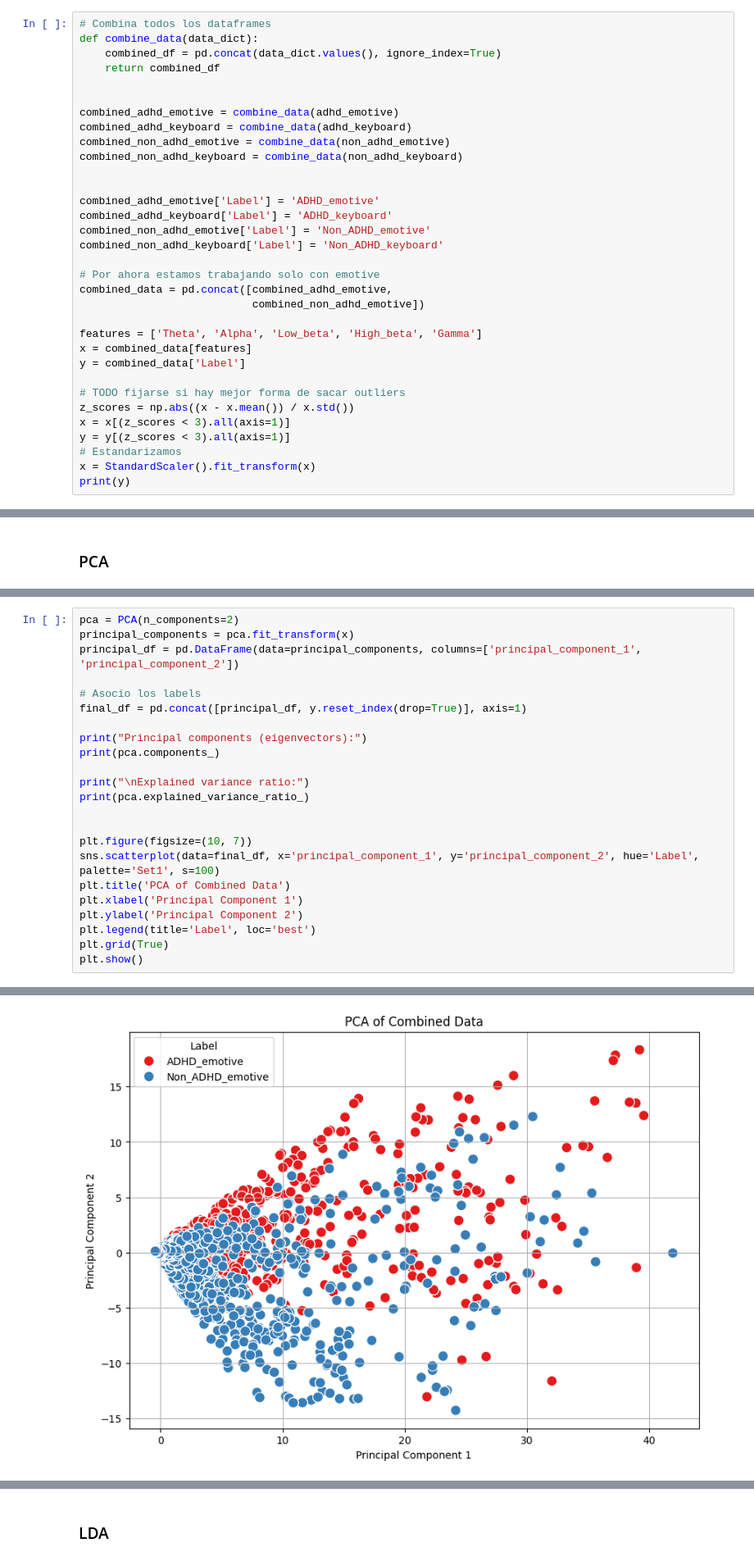
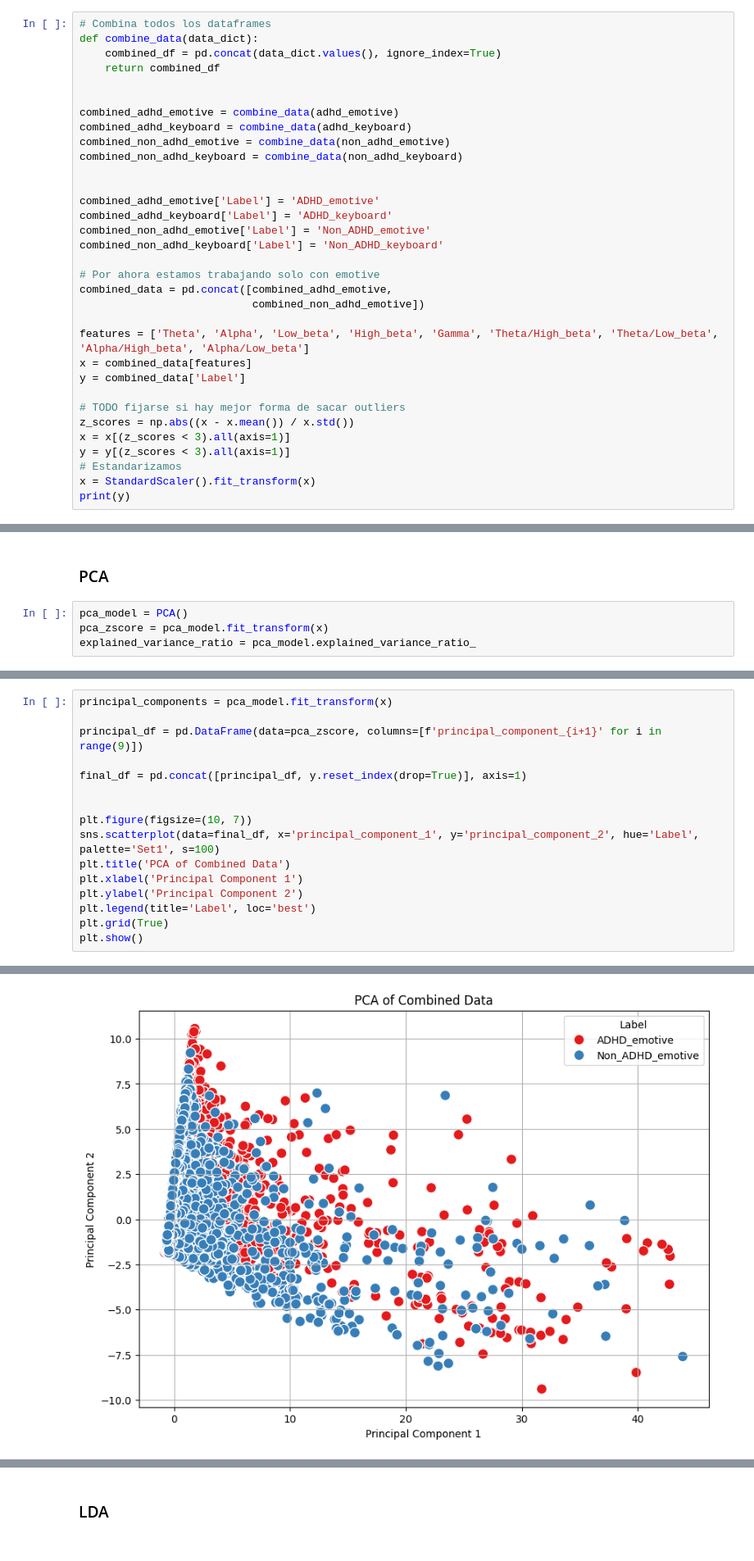
Before and after one commit to franitaa/ADHD-EEG-Game, a Jupyter notebook: ADHD_EEG_Game.ipynb, the cells around one changed output, grey strips where cells are left out. Shown at 82% size. Saved outputs shown, nothing was run; the diff lists cells and outputs as text.

```diff
--- a/ADHD_EEG_Game.ipynb
+++ b/ADHD_EEG_Game.ipynb
@@ -156,7 +161,7 @@ combined_non_adhd_keyboard['Label'] = 'Non_ADHD_keyboard'
 combined_data = pd.concat([combined_adhd_emotive,
                            combined_non_adhd_emotive])
 
-features = ['Theta', 'Alpha', 'Low_beta', 'High_beta', 'Gamma']
+features = ['Theta', 'Alpha', 'Low_beta', 'High_beta', 'Gamma', 'Theta/High_beta', 'Theta/Low_beta', 'Alpha/High_beta', 'Alpha/Low_beta']
 x = combined_data[features]
 y = combined_data['Label']
 
@@ -307,2 +312,6 @@ Debido a que las señales ya han sido divididas en sus respectivas bandas de fre
 # %% [markdown]
 ### PCA
+# %%
+pca_model = PCA()
+pca_zscore = pca_model.fit_transform(x)
+explained_variance_ratio = pca_model.explained_variance_ratio_
@@ -309,16 +342,9 @@ Debido a que las señales ya han sido divididas en sus respectivas bandas de fre
 # %%
-pca = PCA(n_components=2)
-principal_components = pca.fit_transform(x)
-principal_df = pd.DataFrame(data=principal_components, columns=['principal_component_1', 'principal_component_2'])
+principal_components = pca_model.fit_transform(x)
 
-# Asocio los labels
+principal_df = pd.DataFrame(data=pca_zscore, columns=[f'principal_component_{i+1}' for i in range(9)])
+
 final_df = pd.concat([principal_df, y.reset_index(drop=True)], axis=1)
-
-print("Principal components (eigenvectors):")
-print(pca.components_)
-
-print("\nExplained variance ratio:")
-print(pca.explained_variance_ratio_)
 
 
 plt.figure(figsize=(10, 7))
@@ -339 +359 @@ Explained variance ratio:
-[figure, old version]
+[figure, new version]
```
Also changed, not shown: parts of 11 cells of this notebook.
